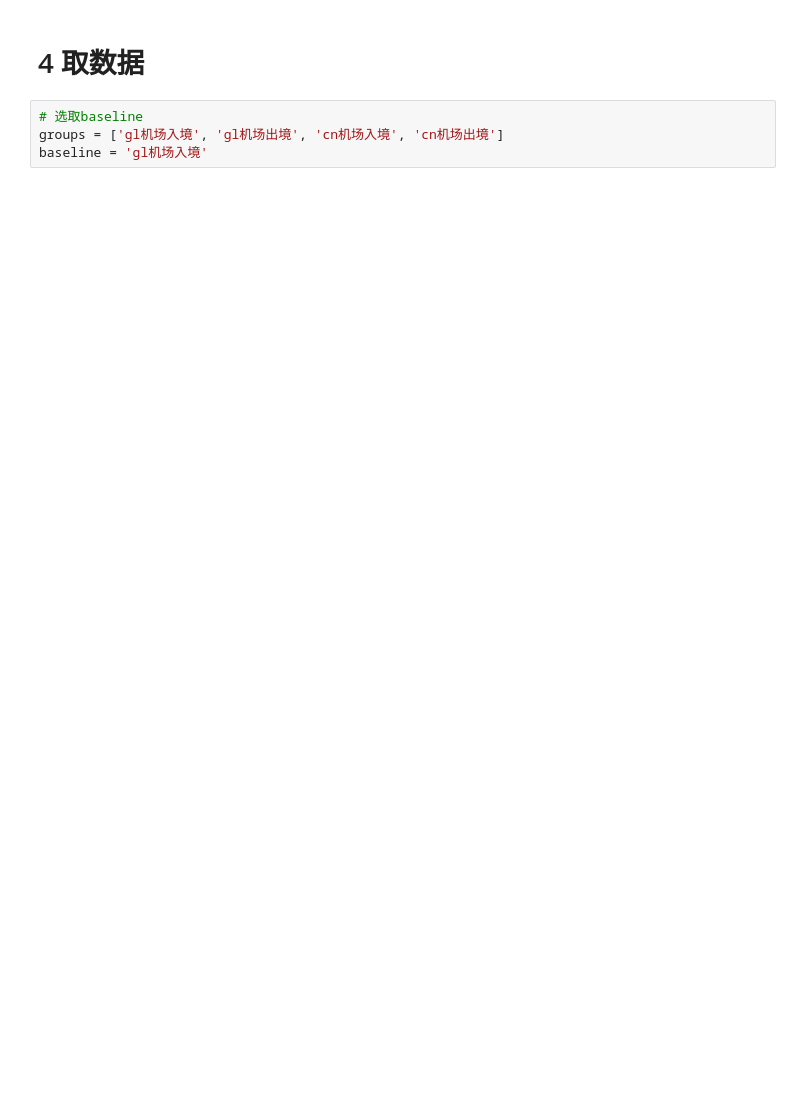
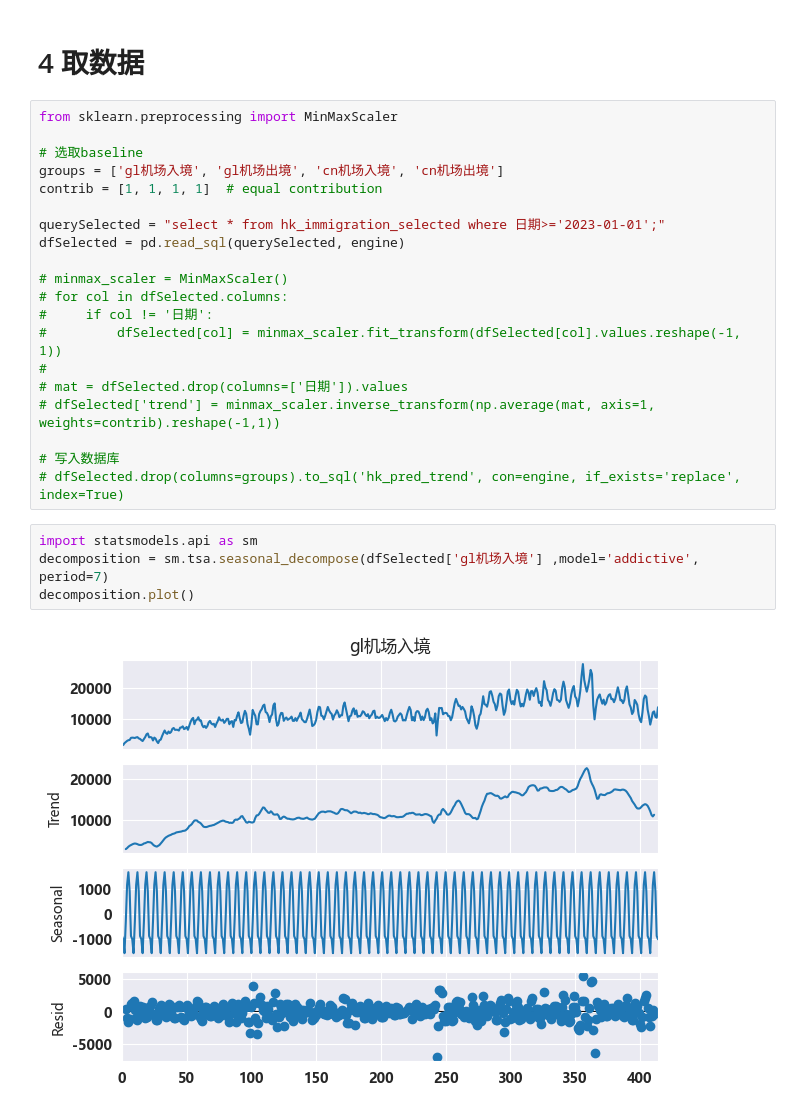
Before and after one commit to jiadol/Travel_Ml, a Jupyter notebook: notebooks/hk_data_preprocess.ipynb, the cells around one changed output. Drawn from its saved outputs; the diff is of its cells as text; blank space fills up the shorter version.

```diff
--- a/notebooks/hk_data_preprocess.ipynb
+++ b/notebooks/hk_data_preprocess.ipynb
@@ -267,6 +266,28 @@ matrix_plt(diff_sum, "DTW Change Measurements")
 # %% [markdown]
 # 4 取数据
 # %%
+from sklearn.preprocessing import MinMaxScaler
+
 # 选取baseline
 groups = ['gl机场入境', 'gl机场出境', 'cn机场入境', 'cn机场出境']
-baseline = 'gl机场入境'
+contrib = [1, 1, 1, 1]  # equal contribution
+
+querySelected = "select * from hk_immigration_selected where 日期>='2023-01-01';"
+dfSelected = pd.read_sql(querySelected, engine)
+
+# minmax_scaler = MinMaxScaler()
+# for col in dfSelected.columns:
+#     if col != '日期':
+#         dfSelected[col] = minmax_scaler.fit_transform(dfSelected[col].values.reshape(-1, 1))
+#
+# mat = dfSelected.drop(columns=['日期']).values
+# dfSelected['trend'] = minmax_scaler.inverse_transform(np.average(mat, axis=1, weights=contrib).reshape(-1,1))
+
+# 写入数据库
+# dfSelected.drop(columns=groups).to_sql('hk_pred_trend', con=engine, if_exists='replace', index=True)
+# %%
+import statsmodels.api as sm
+decomposition = sm.tsa.seasonal_decompose(dfSelected['gl机场入境'] ,model='addictive', period=7)
+decomposition.plot()
+# %% [output]
+[figure, added]
```
Also changed, not shown: parts of 7 cells of this notebook, 4 other files.
